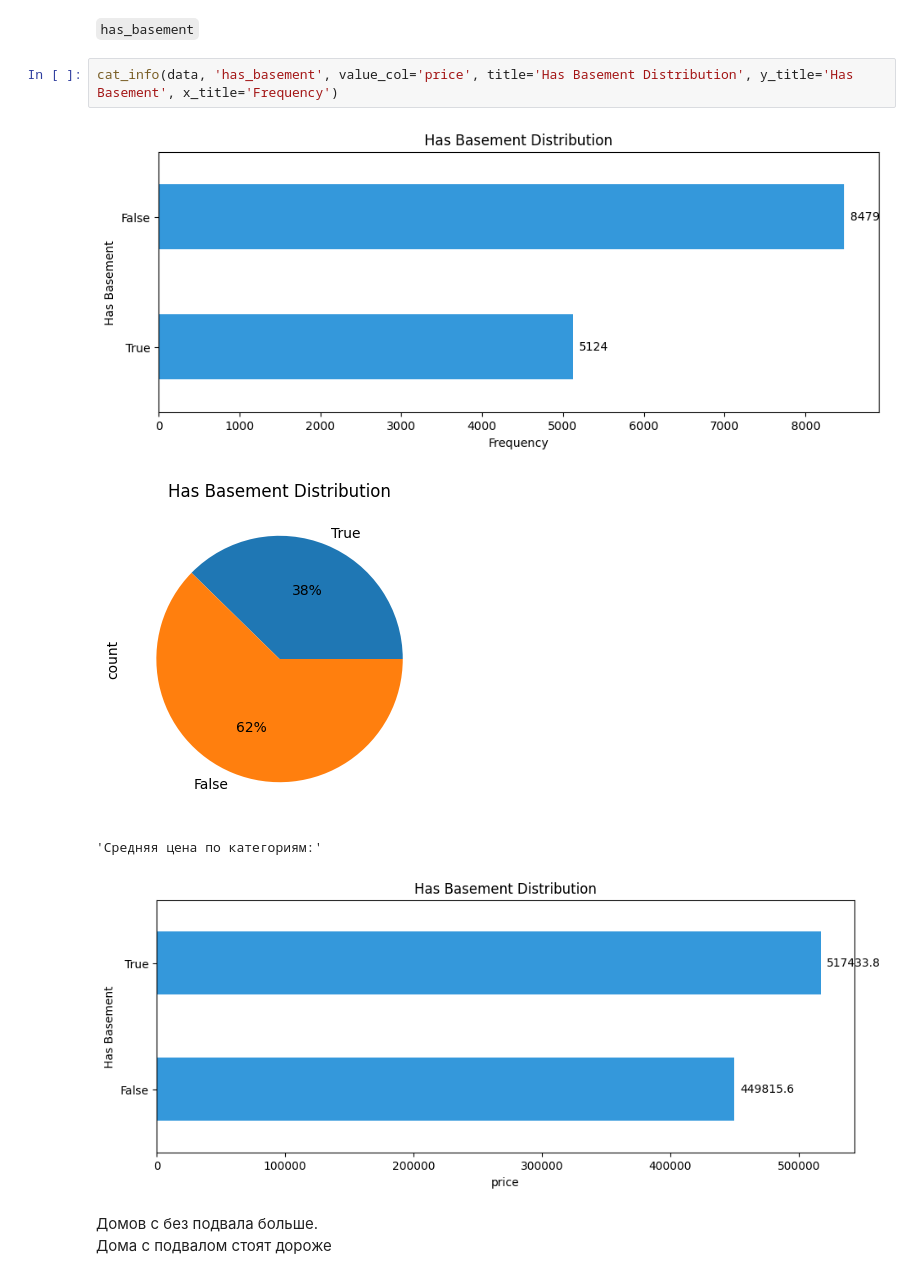
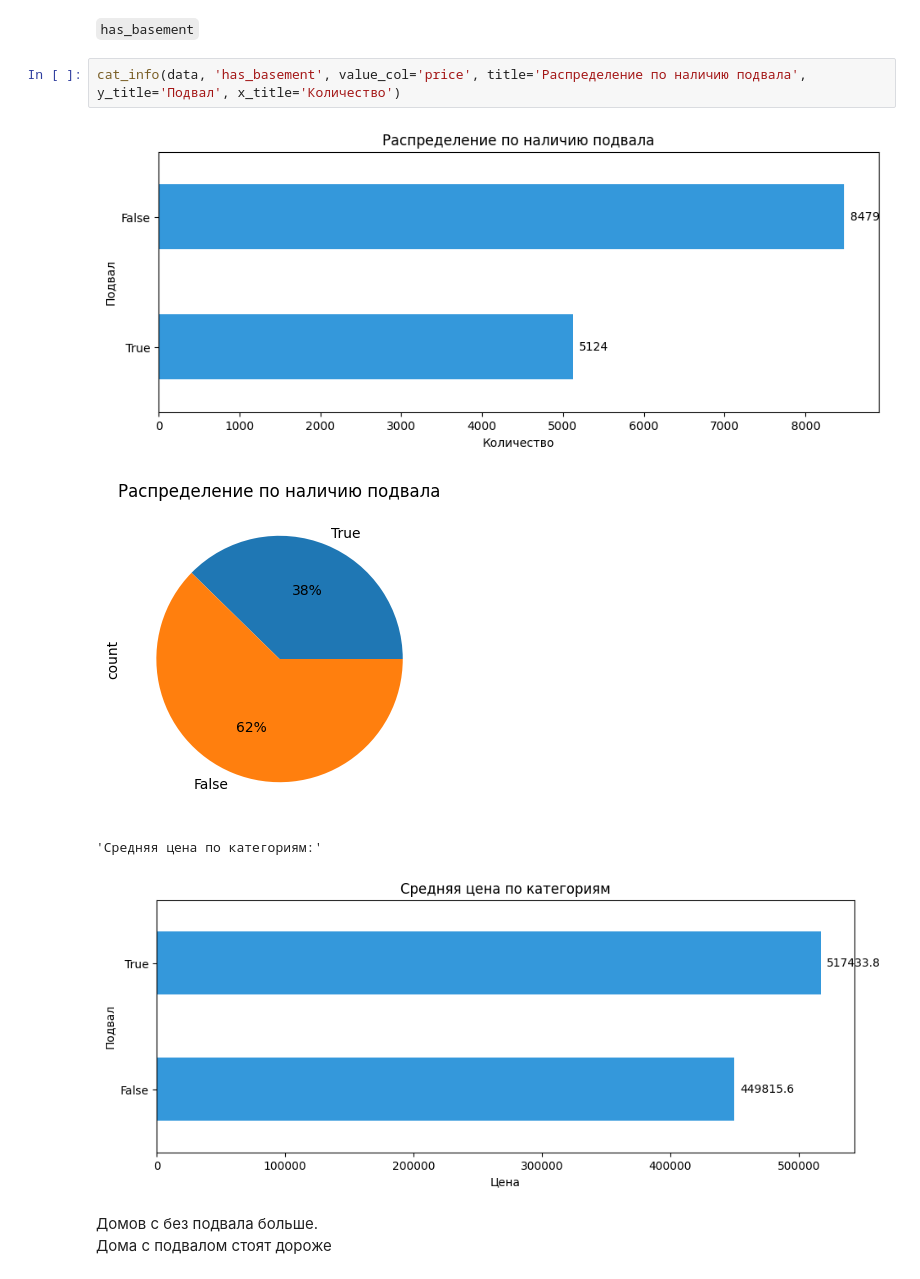
Before and after one commit to fline35/ml_linear_house, a Jupyter notebook: eda.ipynb, the cells around one changed output. Drawn from its saved outputs; the diff is of its cells as text.

```diff
--- a/eda.ipynb
+++ b/eda.ipynb
@@ -196,12 +196,12 @@ cat_info(data, 'grade', value_col='price', title='Grade Distribution', y_title='
 # %% [markdown]
 `has_basement`
 # %%
-cat_info(data, 'has_basement', value_col='price', title='Has Basement Distribution', y_title='Has Basement', x_title='Frequency')
+cat_info(data, 'has_basement', value_col='price', title='Распределение по наличию подвала', y_title='Подвал', x_title='Количество')
 # %% [output]
-[figure, old version]
+[figure, new version]
-[figure, old version]
+[figure, new version]
 'Средняя цена по категориям:'
-[figure, old version]
+[figure, new version]
 # %% [markdown]
 Домов с без подвала больше.
 Дома с подвалом стоят дороже
```
Also changed, not shown: parts of 18 cells of this notebook, 9 other files.
